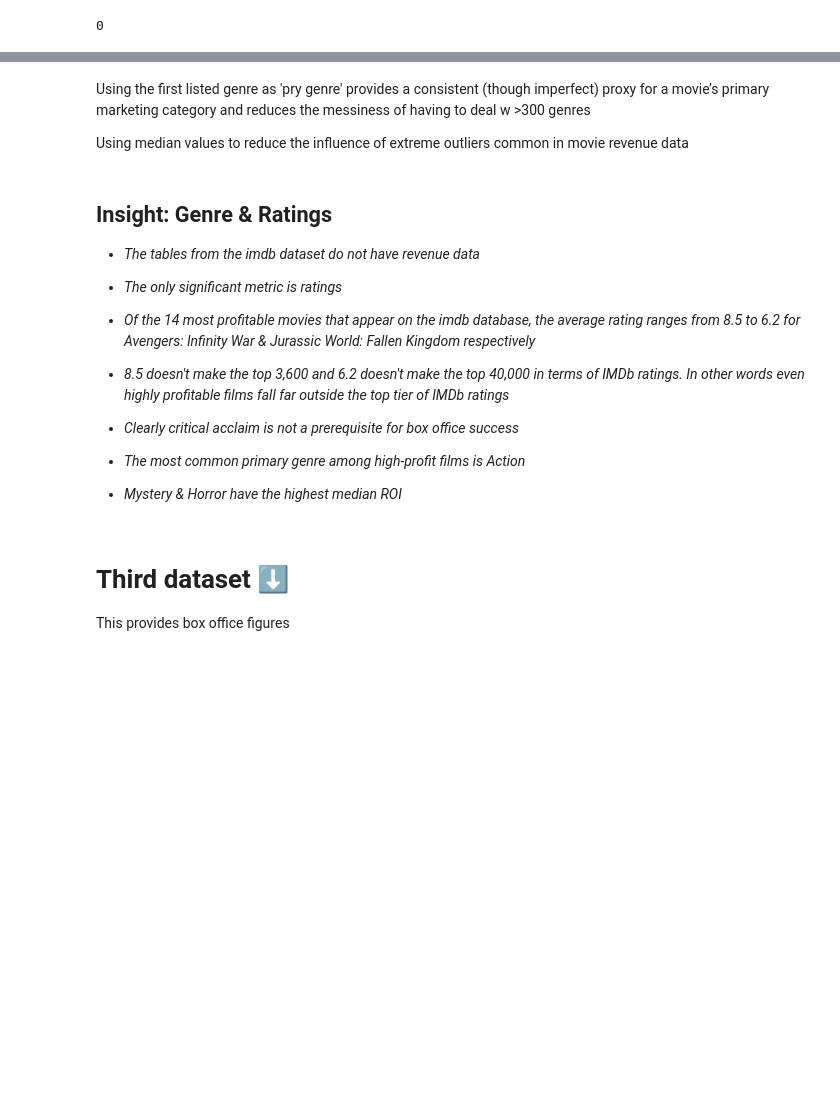
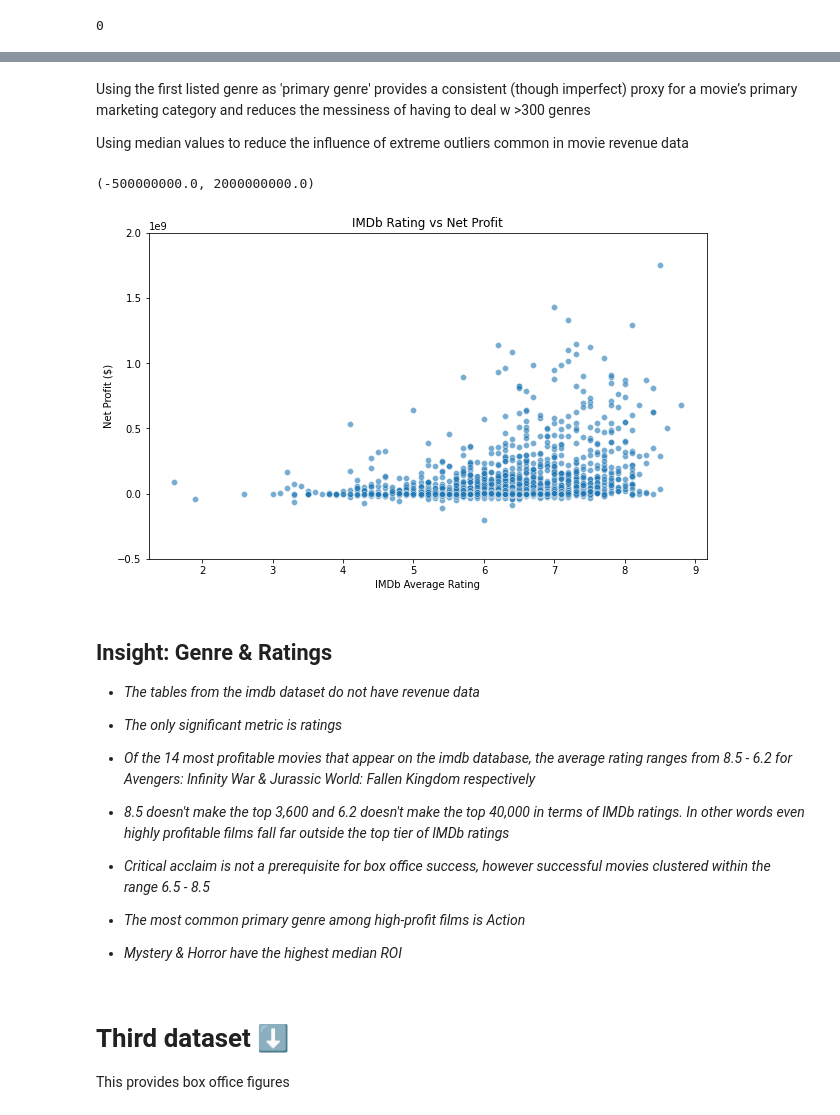
Before and after one commit to clivekinyanjui/DS-Phase_2-Group_3-Project, a Jupyter notebook: Notebook/index.ipynb, the cells around one changed output, grey strips where cells are left out. Drawn from its saved outputs; the diff is of its cells as text; code cells hidden in the pictures; blank space fills up the shorter version.

Commit message:
Add visualization and insights

```diff
--- a/Notebook/index.ipynb
+++ b/Notebook/index.ipynb
@@ -366,9 +368,43 @@ plt.ylabel('Primary Genre')
 Text(0, 0.5, 'Primary Genre')
 [figure]
 # %% [markdown]
-Using the first listed genre as 'pry genre' provides a consistent (though imperfect) proxy for a movie’s primary marketing category and reduces the messiness of having to deal w >300 genres
+Using the first listed genre as 'primary genre' provides a consistent (though imperfect) proxy for a movie’s primary marketing category and reduces the messiness of having to deal w >300 genres
 
 Using median values to reduce the influence of extreme outliers common in movie revenue data
+# %%
+ratings_clean = imdb_ratings.merge(
+    imdb_movies[['movie_id', 'primary_title', 'start_year']],
+    on='movie_id',
+    how='left'
+)
+
+ratings_clean['clean_title'] = ratings_clean['primary_title'].apply(clean_title)
+
+profit_ratings = pd.merge(
+    movies_merged,
+    ratings_clean[['clean_title', 'start_year', 'averagerating', 'numvotes']],
+    left_on=['clean_movie', 'release_year'],
+    right_on=['clean_title', 'start_year'],
+    how='inner'
+)
+
+profit_ratings = profit_ratings[profit_ratings['numvotes'] >= 1000]
+# %%
+plt.figure(figsize=(10,6))
+sns.scatterplot(
+    data=profit_ratings,
+    x='averagerating',
+    y='net_profit',
+    alpha=0.6
+)
+
+plt.title('IMDb Rating vs Net Profit')
+plt.xlabel('IMDb Average Rating')
+plt.ylabel('Net Profit ($)')
+plt.ylim(-0.5e9, 2e9)
+# %% [output]
+(-500000000.0, 2000000000.0)
+[figure, added]
 # %% [markdown]
 ## Insight: Genre & Ratings
 
@@ -376,11 +412,11 @@ Using median values to reduce the influence of extreme outliers common in movie
 
 * _The only significant metric is ratings_
 
-* _Of the 14 most profitable movies that appear on the imdb database, the average rating ranges from 8.5 to 6.2 for Avengers: Infinity War & Jurassic World: Fallen Kingdom respectively_
+* _Of the 14 most profitable movies that appear on the imdb database, the average rating ranges from 8.5 - 6.2 for Avengers: Infinity War & Jurassic World: Fallen Kingdom respectively_
 
 * _8.5 doesn't make the top 3,600 and 6.2 doesn't make the top 40,000 in terms of IMDb ratings. In other words even highly profitable films fall far outside the top tier of IMDb ratings_
 
-* _Clearly critical acclaim is not a prerequisite for box office success_
+* _Critical acclaim is not a prerequisite for box office success, however successful movies clustered within the range 6.5 - 8.5_
 
 * _The most common primary genre among high-profit films is Action_
 
```
Also changed, not shown: parts of 3 cells of this notebook.
